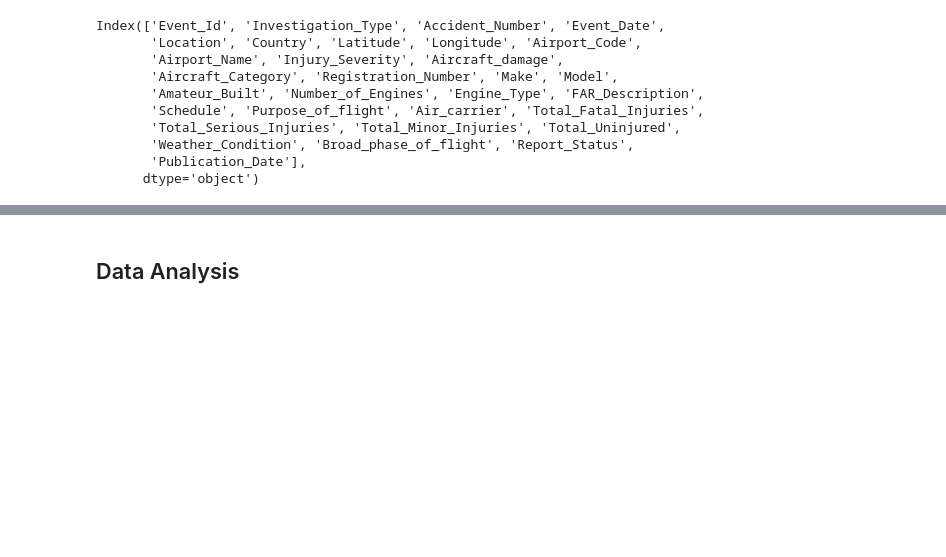
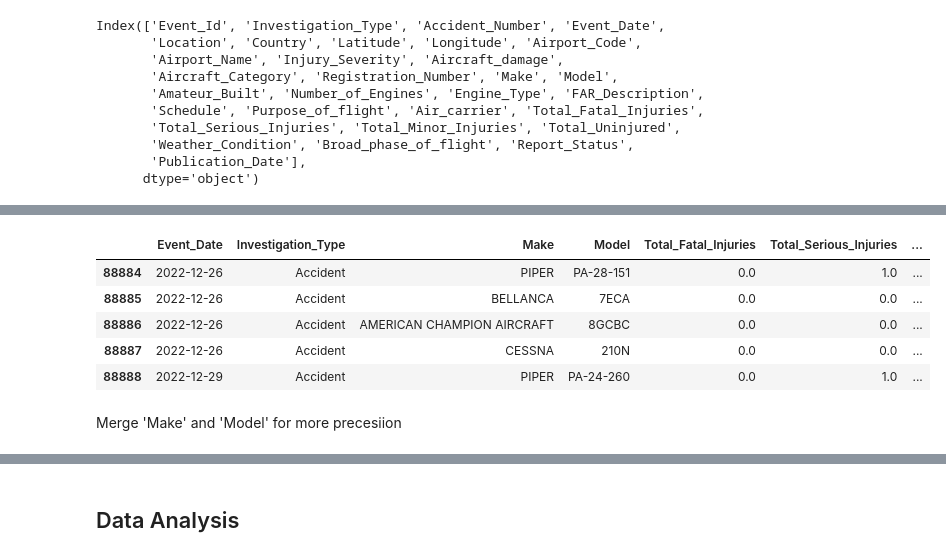
Before and after one commit to blexolonde/dsc-phase-1-project, a Jupyter notebook: Aviation.ipynb, the cells around one changed output, grey strips where cells are left out. Cells and saved outputs as stored; diff of their text form; code cells hidden in the pictures; blank space fills up the shorter version.

```diff
--- a/Aviation.ipynb
+++ b/Aviation.ipynb
@@ -49,3 +107,14 @@ Index(['Event_Id', 'Investigation_Type', 'Accident_Number', 'Event_Date',
 # Drop columns that are not used in the analysis
 columns_to_keep = ['Event_Date', 'Investigation_Type', 'Make', 'Model',  'Total_Fatal_Injuries', 'Total_Serious_Injuries', 'Total_Minor_Injuries','Total_Uninjured', 'Weather_Condition', 'Broad_phase_of_flight']
 df = df[columns_to_keep]
+# %%
+df.tail()
+# %% [output]
+|  | Event_Date | Investigation_Type | Make | Model | Total_Fatal_Injuries | Total_Serious_Injuries | ... |
+| 88884 | 2022-12-26 | Accident | PIPER | PA-28-151 | 0.0 | 1.0 | ... |
+| 88885 | 2022-12-26 | Accident | BELLANCA | 7ECA | 0.0 | 0.0 | ... |
+| 88886 | 2022-12-26 | Accident | AMERICAN CHAMPION AIRCRAFT | 8GCBC | 0.0 | 0.0 | ... |
+| 88887 | 2022-12-26 | Accident | CESSNA | 210N | 0.0 | 0.0 | ... |
+| 88888 | 2022-12-29 | Accident | PIPER | PA-24-260 | 0.0 | 1.0 | ... |
+# %% [markdown]
+Merge 'Make' and 'Model' for more precesiion
```
Also changed, not shown: parts of 28 cells of this notebook.
